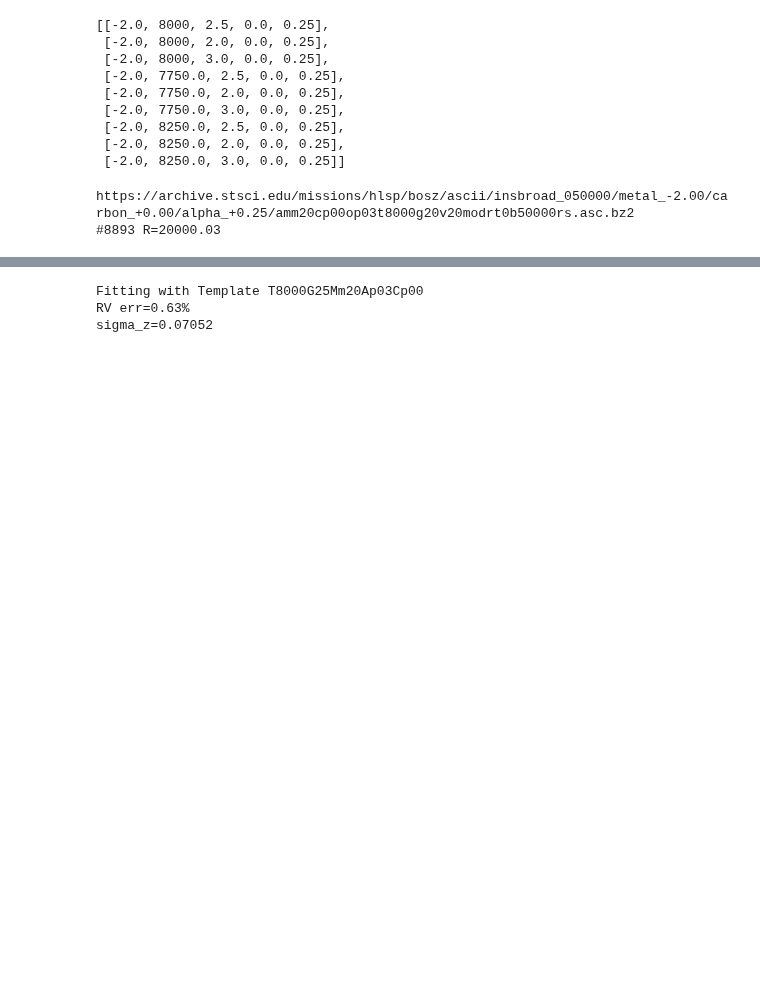
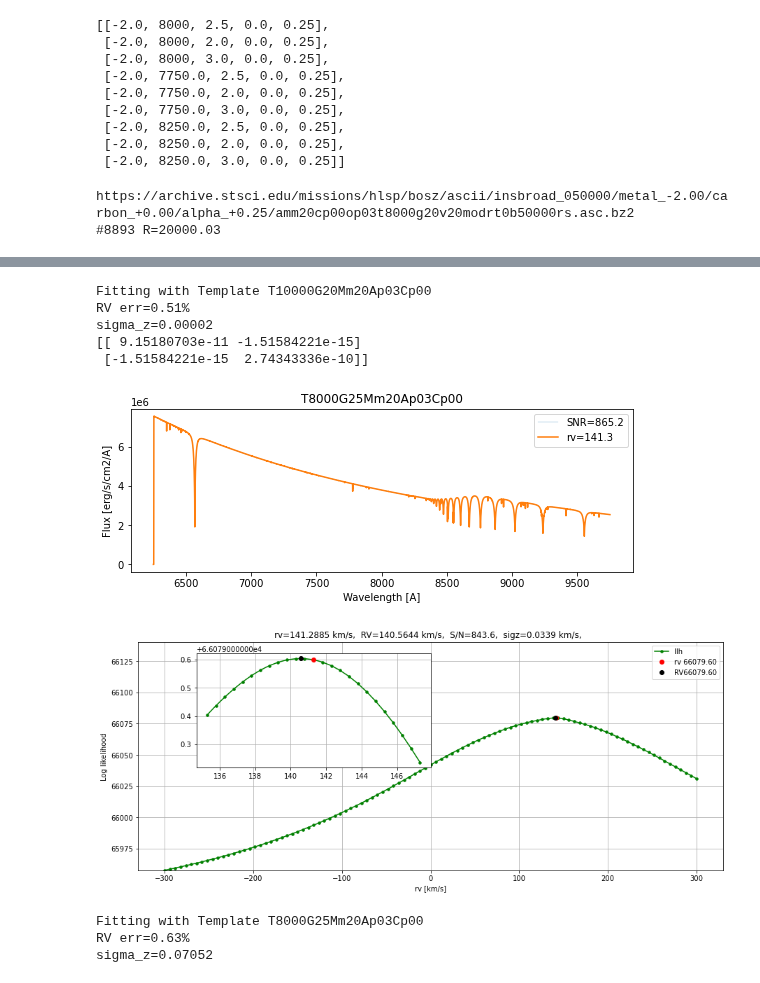
Before and after one commit to ViskaWei/LV, a Jupyter notebook: nb/fisher_viska.ipynb, the cells around one changed output, grey strips where cells are left out. Cells and saved outputs as stored; diff of their text form; code cells hidden in the pictures; blank space fills up the shorter version.

```diff
--- a/nb/fisher_viska.ipynb
+++ b/nb/fisher_viska.ipynb
@@ -83,3 +83,18 @@ sigma_z=0.07661
+# %%
+rv  = 141.28845313
+NL  = 2
+t0 = f.temps[0]
+RV,F = f.testOneRV1(f.flux, t1, rv, NL, pmt0=f.pmt);
+ff = sp.linalg.inv(np.array(F))
+print(ff)
+# %% [output]
+Fitting with Template T10000G20Mm20Ap03Cp00
+RV err=0.51%
+sigma_z=0.00002
+[[ 9.15180703e-11 -1.51584221e-15]
+ [-1.51584221e-15  2.74343336e-10]]
+[figure, added]
+[figure, added]
 # %%
 sky_mask0 = f.getSkyMask(0.98)
 RV_mask,F_mask = f.testOneRV1(f.flux, t0,rv,NL, pmt0=f.pmt, sky_mask0=sky_mask0);
```
Also changed, not shown: parts of 8 cells of this notebook, 40 other files.
